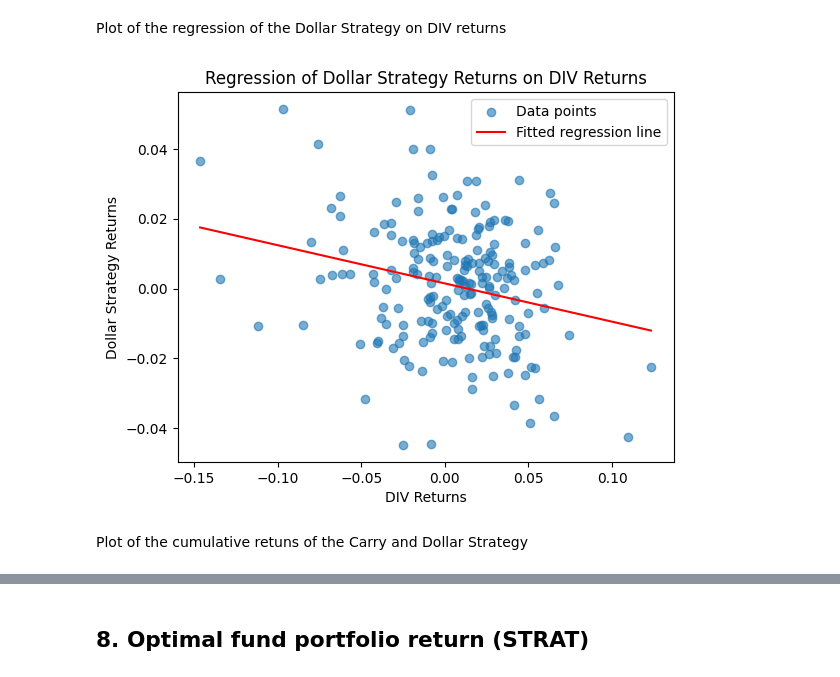
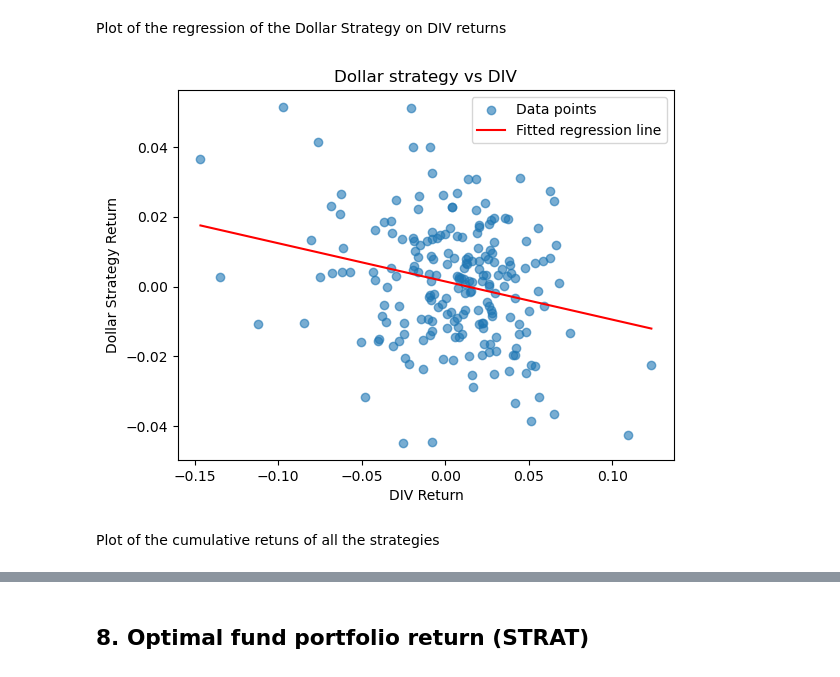
Before and after one commit to R4ff67/Investments, a Jupyter notebook: final_proj_inv.ipynb, the cells around one changed output, grey strips where cells are left out. Drawn from its saved outputs; the diff is of its cells as text; code cells hidden in the pictures.

```diff
--- a/final_proj_inv.ipynb
+++ b/final_proj_inv.ipynb
@@ -1506,17 +1463,17 @@ Plot of the regression of the Dollar Strategy on DIV returns
 # %%
 plt.scatter(X["DIV"], Y, alpha=0.6, label="Data points")
 
 x_vals = np.linspace(X["DIV"].min(), X["DIV"].max(), 100)
 y_vals = model.params['const'] + model.params['DIV'] * x_vals
 
 plt.plot(x_vals, y_vals, color='red', label='Fitted regression line')
 
-plt.xlabel("DIV Returns")
-plt.ylabel("Dollar Strategy Returns")
-plt.title("Regression of Dollar Strategy Returns on DIV Returns")
+plt.xlabel("DIV Return")
+plt.ylabel("Dollar Strategy Return")
+plt.title("Dollar strategy vs DIV")
 plt.legend()
 plt.show()
 # %% [output]
-[figure, old version]
+[figure, new version]
 # %% [markdown]
-Plot of the cumulative retuns of the Carry and Dollar Strategy
+Plot of the cumulative retuns of all the strategies
```
Also changed, not shown: parts of 17 cells of this notebook, 4 other files.
